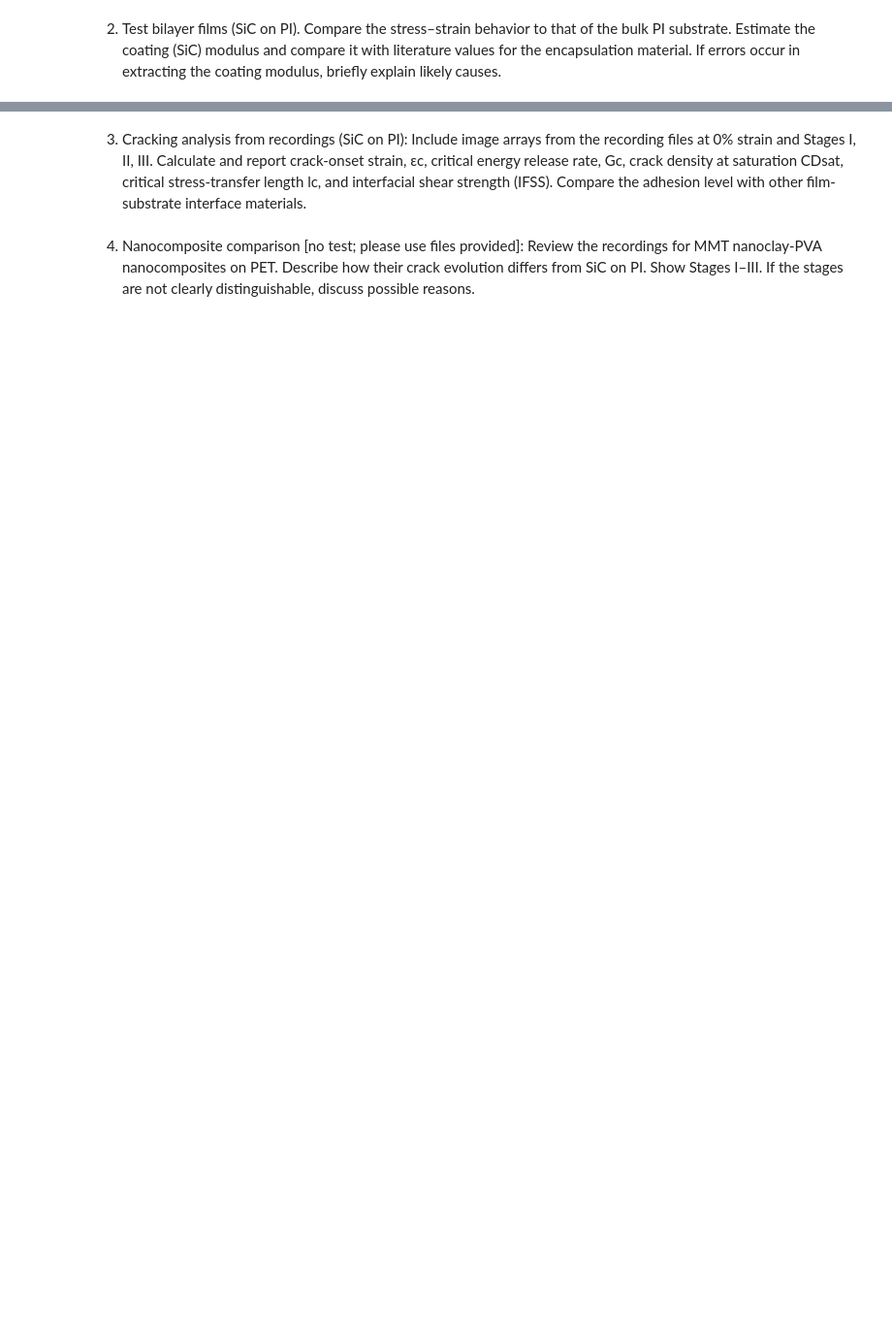
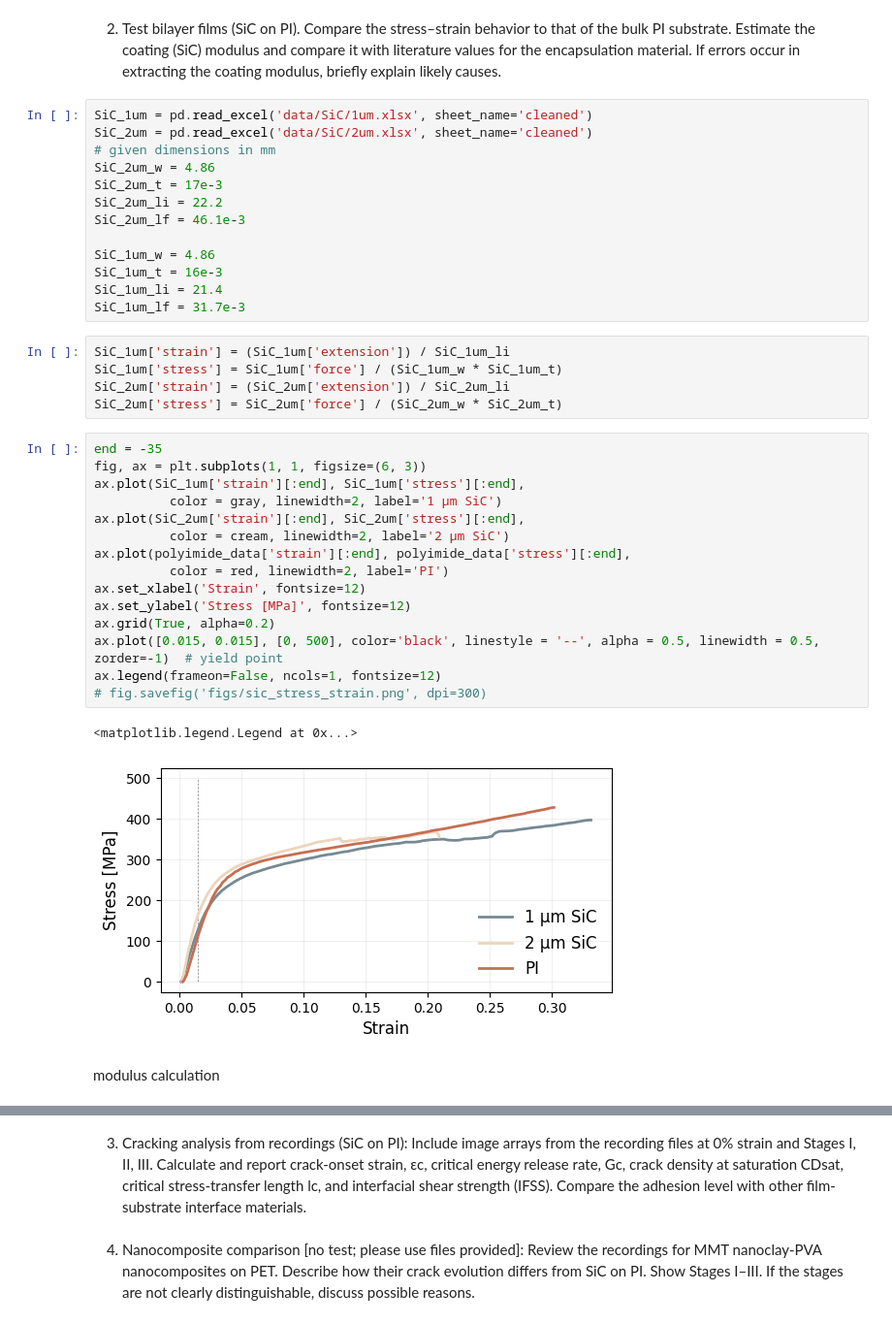
Before and after one commit to mohammadmundiwala/Flexible-Electronics, a Jupyter notebook: lab-3/data_analysis.ipynb, the cells around one changed output, grey strips where cells are left out. Shown at 97% size. Cells and saved outputs as stored; diff of their text form; blank space fills up the shorter version.

```diff
--- a/lab-3/data_analysis.ipynb
+++ b/lab-3/data_analysis.ipynb
@@ -110,2 +153,40 @@ Polyimide Modulus: 6323998.50 MPa
 # %% [markdown]
 2. Test bilayer films (SiC on PI). Compare the stress–strain behavior to that of the bulk PI substrate. Estimate the coating (SiC) modulus and compare it with literature values for the encapsulation material. If errors occur in extracting the coating modulus, briefly explain likely causes.
+# %%
+SiC_1um = pd.read_excel('data/SiC/1um.xlsx', sheet_name='cleaned')
+SiC_2um = pd.read_excel('data/SiC/2um.xlsx', sheet_name='cleaned')
+# given dimensions in mm
+SiC_2um_w = 4.86
+SiC_2um_t = 17e-3
+SiC_2um_li = 22.2
+SiC_2um_lf = 46.1e-3
+
+SiC_1um_w = 4.86
+SiC_1um_t = 16e-3
+SiC_1um_li = 21.4
+SiC_1um_lf = 31.7e-3
+# %%
+SiC_1um['strain'] = (SiC_1um['extension']) / SiC_1um_li
+SiC_1um['stress'] = SiC_1um['force'] / (SiC_1um_w * SiC_1um_t)
+SiC_2um['strain'] = (SiC_2um['extension']) / SiC_2um_li
+SiC_2um['stress'] = SiC_2um['force'] / (SiC_2um_w * SiC_2um_t)
+# %%
+end = -35
+fig, ax = plt.subplots(1, 1, figsize=(6, 3))
+ax.plot(SiC_1um['strain'][:end], SiC_1um['stress'][:end],
+          color = gray, linewidth=2, label='1 µm SiC')
+ax.plot(SiC_2um['strain'][:end], SiC_2um['stress'][:end],
+          color = cream, linewidth=2, label='2 µm SiC')
+ax.plot(polyimide_data['strain'][:end], polyimide_data['stress'][:end],
+          color = red, linewidth=2, label='PI')
+ax.set_xlabel('Strain', fontsize=12)
+ax.set_ylabel('Stress [MPa]', fontsize=12)
+ax.grid(True, alpha=0.2)
+ax.plot([0.015, 0.015], [0, 500], color='black', linestyle = '--', alpha = 0.5, linewidth = 0.5, zorder=-1)  # yield point
+ax.legend(frameon=False, ncols=1, fontsize=12)
+# fig.savefig('figs/sic_stress_strain.png', dpi=300)
+# %% [output]
+<matplotlib.legend.Legend at 0x...>
+[figure, added]
+# %% [markdown]
+modulus calculation
```
Also changed, not shown: parts of 6 cells of this notebook, 2 other files.
